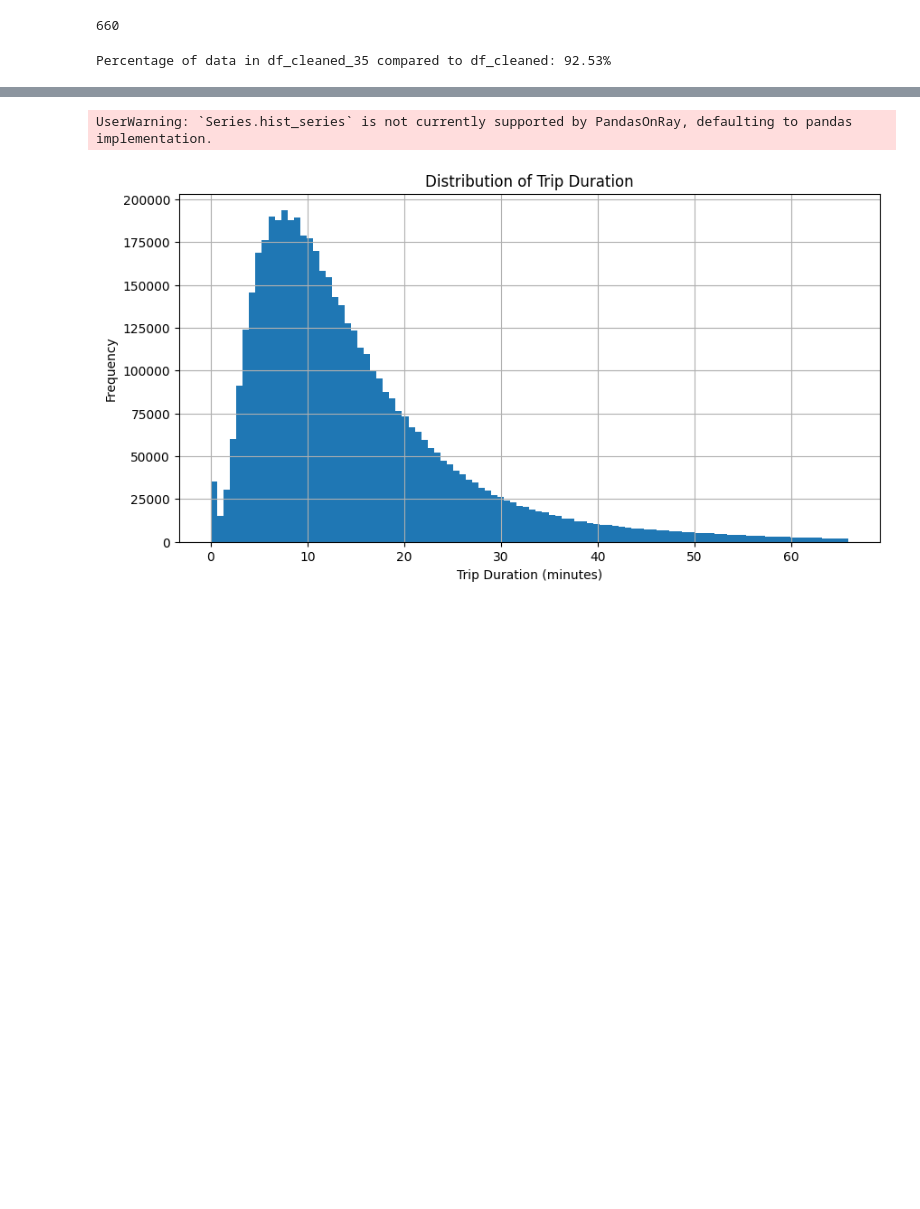
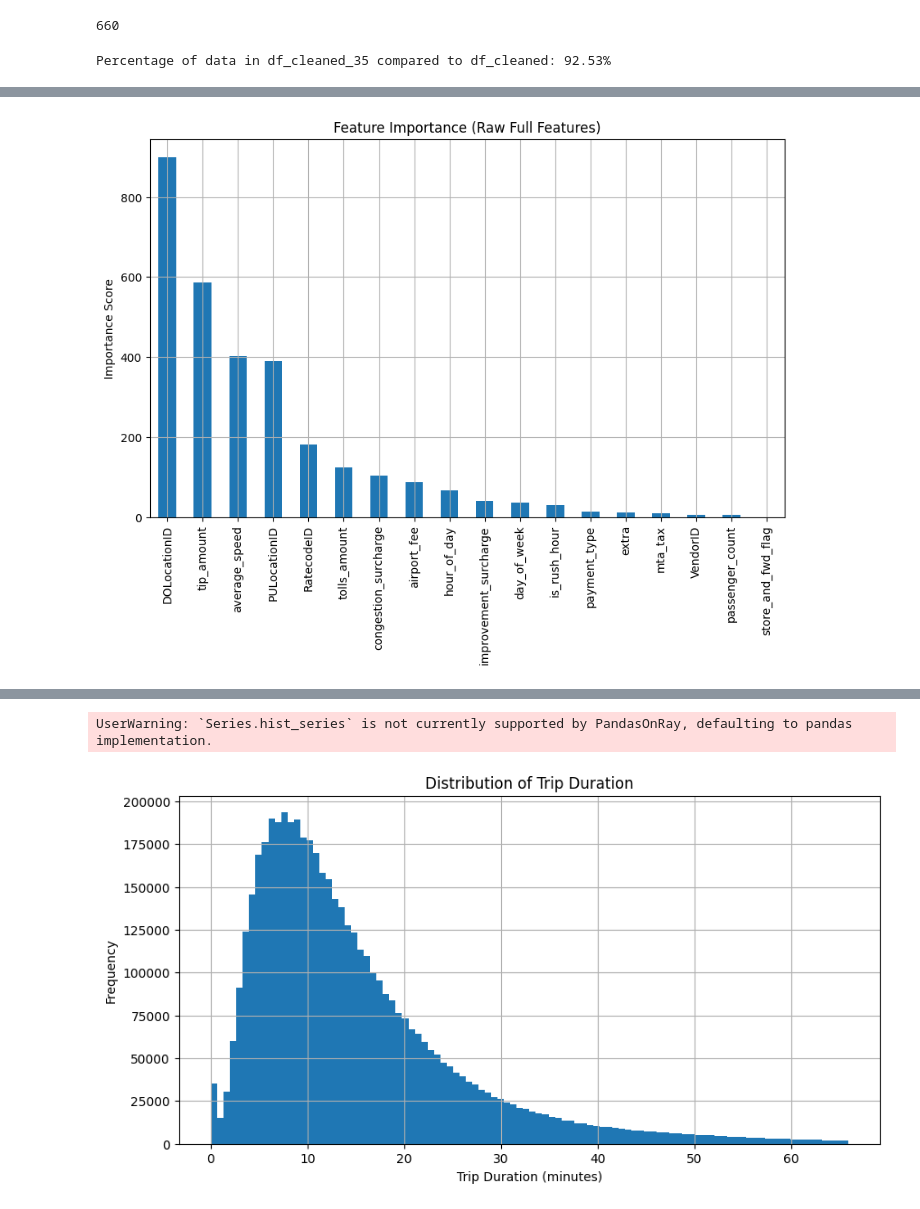
Before and after one commit to timagonch/NY_Taxi_2022, a Jupyter notebook: Test.ipynb, the cells around one changed output, grey strips where cells are left out. Cells and saved outputs as stored; diff of their text form; code cells hidden in the pictures; blank space fills up the shorter version.

```diff
--- a/Test.ipynb
+++ b/Test.ipynb
@@ -407,0 +422,84 @@ Percentage of data in df_cleaned_35 compared to df_cleaned: 92.53%
+# %%
+# load cleaned2.parquet
+df_cleaned_35 = mpd.read_parquet("cleaned2.parquet")
+# %%
+import pandas as pd
+import lightgbm as lgb
+import matplotlib.pyplot as plt
+from sklearn.model_selection import train_test_split
+from sklearn.preprocessing import LabelEncoder
+
+# === Start from the raw, original columns ===
+# (assuming you already loaded your full taxi dataset as df_raw)
+
+# List of original columns you mentioned:
+full_features = [
+    'VendorID',
+    'passenger_count', 'trip_distance', 'RatecodeID', 'store_and_fwd_flag',
+    'PULocationID', 'DOLocationID', 'payment_type', 'extra',
+    'mta_tax', 'tip_amount', 'tolls_amount', 'improvement_surcharge',
+    'congestion_surcharge', 'airport_fee',
+    # --- Engineered Features ---
+    'hour_of_day', 'day_of_week', 'is_rush_hour', 'average_speed'
+]
+df_full = df_cleaned_35[full_features].copy()
+# take a sample of 5 million rows
+df_full = df_full.sample(n=5000000, random_state=42)
+categorical_features = ['VendorID', 'PULocationID', 'DOLocationID', 'payment_type', 'hour_of_day', 'day_of_week', 'is_rush_hour', "RatecodeID", "store_and_fwd_flag"]
+# --- Encode categorical columns ---
+le_vendor = LabelEncoder()
+le_pu = LabelEncoder()
+le_do = LabelEncoder()
+le_payment = LabelEncoder()
+le_ratecode = LabelEncoder()
+le_hour = LabelEncoder()
+le_day = LabelEncoder()
+le_rush = LabelEncoder()
+le_flag = LabelEncoder()
+
+df_full['VendorID'] = le_vendor.fit_transform(df_full['VendorID'].astype(int))
+df_full['PULocationID'] = le_pu.fit_transform(df_full['PULocationID'].astype(int))
+df_full['DOLocationID'] = le_do.fit_transform(df_full['DOLocationID'].astype(int))
+df_full['payment_type'] = le_payment.fit_transform(df_full['payment_type'].astype(int))
+df_full['RatecodeID'] = le_ratecode.fit_transform(df_full['RatecodeID'].astype(int))
+df_full['hour_of_day'] = le_hour.fit_transform(df_full['hour_of_day'].astype(int))
+df_full['day_of_week'] = le_day.fit_transform(df_full['day_of_week'].astype(int))
+df_full['is_rush_hour'] = le_rush.fit_transform(df_full['is_rush_hour'].astype(int))
+df_full['store_and_fwd_flag'] = le_flag.fit_transform(df_full['store_and_fwd_flag'].astype(str))
+
+# --- Create a dummy target temporarily (example: trip_distance) ---
+# We are just training a model to measure feature importance, not to deploy
+X = df_full.drop(columns=['trip_distance'])  # drop your target
+y = df_full['trip_distance']  # temporary target
+
+X_train, X_test, y_train, y_test = train_test_split(X, y, test_size=0.2, random_state=42)
+X_train = X_train._to_pandas()
+X_test = X_test._to_pandas()
+y_train = y_train._to_pandas()
+y_test = y_test._to_pandas()
+
+# --- Train LightGBM Model ---
+model = lgb.LGBMRegressor(
+    n_estimators=100,
+    max_depth=10,
+    learning_rate=0.1,
+    random_state=42,
+    n_jobs=-1
+)
+model.fit(X_train, y_train)
+
+# --- Feature Importance ---
+feature_importances = pd.Series(model.feature_importances_, index=X_train.columns)
+feature_importances = feature_importances.sort_values(ascending=False)
+
+# Print and Plot
+print("=== Feature Importances ===")
+print(feature_importances)
+
+plt.figure(figsize=(10, 6))
+feature_importances.plot(kind='bar')
+plt.title('Feature Importance (Raw Full Features)')
+plt.ylabel('Importance Score')
+plt.grid(True)
+plt.show()
+# %% [output]
@@ -408,3 +523,4 @@ Percentage of data in df_cleaned_35 compared to df_cleaned: 92.53%
+[figure, added]
 # %%
 # Make a copy to preserve original
 df_model_ready = df_cleaned_35.copy()
```
Also changed, not shown: parts of 12 cells of this notebook.
